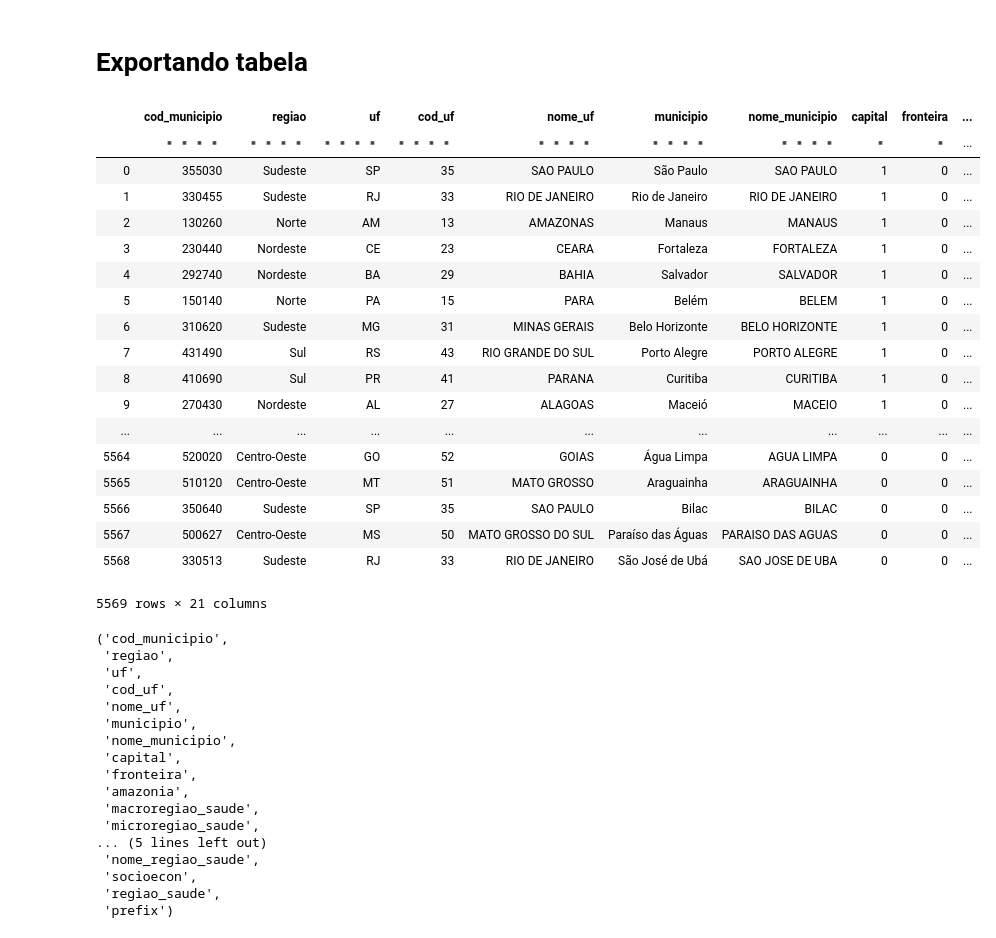
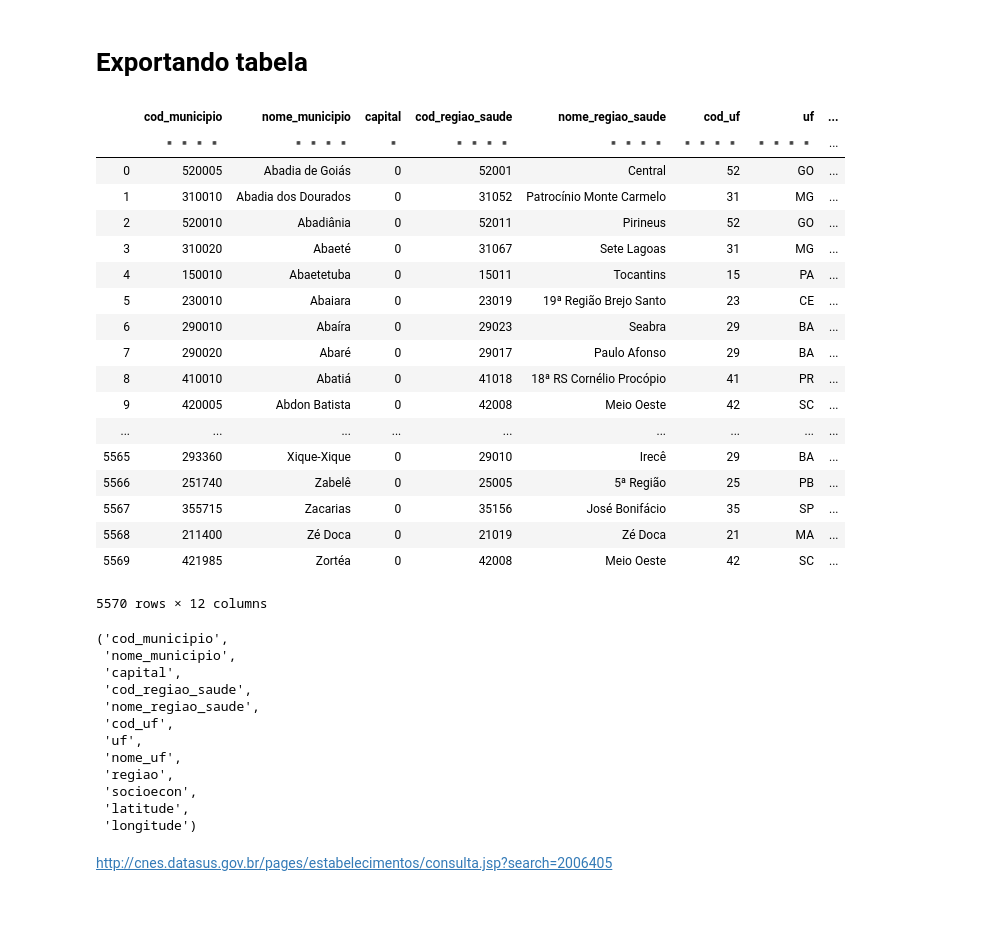
Before and after one commit to lucaslopes/gestantes, a Jupyter notebook: sections/table_muns.ipynb, the cells around one changed output. Drawn from its saved outputs; the diff is of its cells as text; code cells hidden in the pictures; blank space fills up the shorter version.

Commit message:
Add locations table

```diff
--- a/sections/table_muns.ipynb
+++ b/sections/table_muns.ipynb
@@ -231,5 +178,0 @@ df_mun
-# %%
-df_mun[:, dt.update(capital = f.capital == 'S')]
-df_mun[:, dt.update(fronteira = f.fronteira == 'S')]
-df_mun[:, dt.update(amazonia = f.amazonia == 'S')]
-df_mun
@@ -256,47 +217,44 @@ df_mun
 # %% [markdown]
 # Exportando tabela
 # %%
-output_mun = get_path('GESTANTES', 'municipios.csv.gzip')
-df_mun.to_csv(output_mun)
+output_muns = get_path('GESTANTES', 'municipios.csv.gzip')
+df_muns.to_csv(output_muns)
 # %%
-dt.fread(output_mun)
+dt.fread(output_muns)
 # %% [output]
-|  | cod_municipio | regiao | uf | cod_uf | nome_uf | municipio | nome_municipio | capital | fronteira | ... |
-|  | ▪▪▪▪ | ▪▪▪▪ | ▪▪▪▪ | ▪▪▪▪ | ▪▪▪▪ | ▪▪▪▪ | ▪▪▪▪ | ▪ | ▪ | ... |
-| 0 | 355030 | Sudeste | SP | 35 | SAO PAULO | São Paulo | SAO PAULO | 1 | 0 | ... |
-| 1 | 330455 | Sudeste | RJ | 33 | RIO DE JANEIRO | Rio de Janeiro | RIO DE JANEIRO | 1 | 0 | ... |
-| 2 | 130260 | Norte | AM | 13 | AMAZONAS | Manaus | MANAUS | 1 | 0 | ... |
-| 3 | 230440 | Nordeste | CE | 23 | CEARA | Fortaleza | FORTALEZA | 1 | 0 | ... |
-| 4 | 292740 | Nordeste | BA | 29 | BAHIA | Salvador | SALVADOR | 1 | 0 | ... |
-| 5 | 150140 | Norte | PA | 15 | PARA | Belém | BELEM | 1 | 0 | ... |
-| 6 | 310620 | Sudeste | MG | 31 | MINAS GERAIS | Belo Horizonte | BELO HORIZONTE | 1 | 0 | ... |
-| 7 | 431490 | Sul | RS | 43 | RIO GRANDE DO SUL | Porto Alegre | PORTO ALEGRE | 1 | 0 | ... |
-| 8 | 410690 | Sul | PR | 41 | PARANA | Curitiba | CURITIBA | 1 | 0 | ... |
-| 9 | 270430 | Nordeste | AL | 27 | ALAGOAS | Maceió | MACEIO | 1 | 0 | ... |
-| ... | ... | ... | ... | ... | ... | ... | ... | ... | ... | ... |
-| 5564 | 520020 | Centro-Oeste | GO | 52 | GOIAS | Água Limpa | AGUA LIMPA | 0 | 0 | ... |
-| 5565 | 510120 | Centro-Oeste | MT | 51 | MATO GROSSO | Araguainha | ARAGUAINHA | 0 | 0 | ... |
-| 5566 | 350640 | Sudeste | SP | 35 | SAO PAULO | Bilac | BILAC | 0 | 0 | ... |
-| 5567 | 500627 | Centro-Oeste | MS | 50 | MATO GROSSO DO SUL | Paraíso das Águas | PARAISO DAS AGUAS | 0 | 0 | ... |
-| 5568 | 330513 | Sudeste | RJ | 33 | RIO DE JANEIRO | São José de Ubá | SAO JOSE DE UBA | 0 | 0 | ... |
+|  | cod_municipio | nome_municipio | capital | cod_regiao_saude | nome_regiao_saude | cod_uf | uf | ... |
+|  | ▪▪▪▪ | ▪▪▪▪ | ▪ | ▪▪▪▪ | ▪▪▪▪ | ▪▪▪▪ | ▪▪▪▪ | ... |
+| 0 | 520005 | Abadia de Goiás | 0 | 52001 | Central | 52 | GO | ... |
+| 1 | 310010 | Abadia dos Dourados | 0 | 31052 | Patrocínio Monte Carmelo | 31 | MG | ... |
+| 2 | 520010 | Abadiânia | 0 | 52011 | Pirineus | 52 | GO | ... |
+| 3 | 310020 | Abaeté | 0 | 31067 | Sete Lagoas | 31 | MG | ... |
+| 4 | 150010 | Abaetetuba | 0 | 15011 | Tocantins | 15 | PA | ... |
+| 5 | 230010 | Abaiara | 0 | 23019 | 19ª Região Brejo Santo | 23 | CE | ... |
+| 6 | 290010 | Abaíra | 0 | 29023 | Seabra | 29 | BA | ... |
+| 7 | 290020 | Abaré | 0 | 29017 | Paulo Afonso | 29 | BA | ... |
+| 8 | 410010 | Abatiá | 0 | 41018 | 18ª RS Cornélio Procópio | 41 | PR | ... |
+| 9 | 420005 | Abdon Batista | 0 | 42008 | Meio Oeste | 42 | SC | ... |
+| ... | ... | ... | ... | ... | ... | ... | ... | ... |
+| 5565 | 293360 | Xique-Xique | 0 | 29010 | Irecê | 29 | BA | ... |
+| 5566 | 251740 | Zabelê | 0 | 25005 | 5ª Região | 25 | PB | ... |
+| 5567 | 355715 | Zacarias | 0 | 35156 | José Bonifácio | 35 | SP | ... |
+| 5568 | 211400 | Zé Doca | 0 | 21019 | Zé Doca | 21 | MA | ... |
+| 5569 | 421985 | Zortéa | 0 | 42008 | Meio Oeste | 42 | SC | ... |
-5569 rows × 21 columns
+5570 rows × 12 columns
 # %%
-df_mun.names
+df_muns.names
 # %% [output]
 ('cod_municipio',
- 'regiao',
- 'uf',
- 'cod_uf',
- 'nome_uf',
- 'municipio',
  'nome_municipio',
  'capital',
- 'fronteira',
- 'amazonia',
- 'macroregiao_saude',
- 'microregiao_saude',
-... (5 lines left out)
+ 'cod_regiao_saude',
  'nome_regiao_saude',
+ 'cod_uf',
+ 'uf',
+ 'nome_uf',
+ 'regiao',
  'socioecon',
- 'regiao_saude',
- 'prefix')
+ 'latitude',
+ 'longitude')
+# %% [markdown]
+http://cnes.datasus.gov.br/pages/estabelecimentos/consulta.jsp?search=2006405
```
Also changed, not shown: parts of 23 cells of this notebook, 12 other files.
